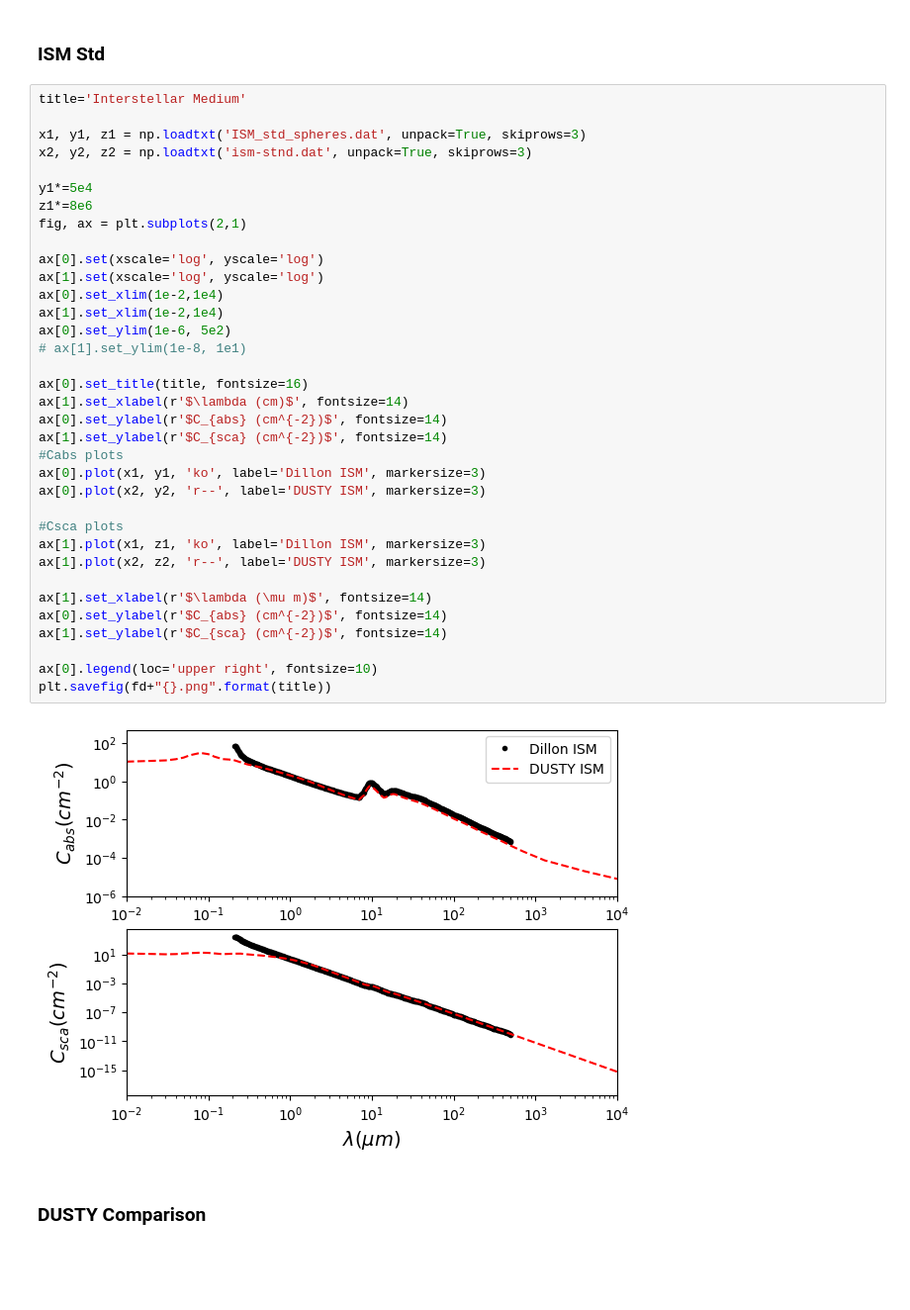
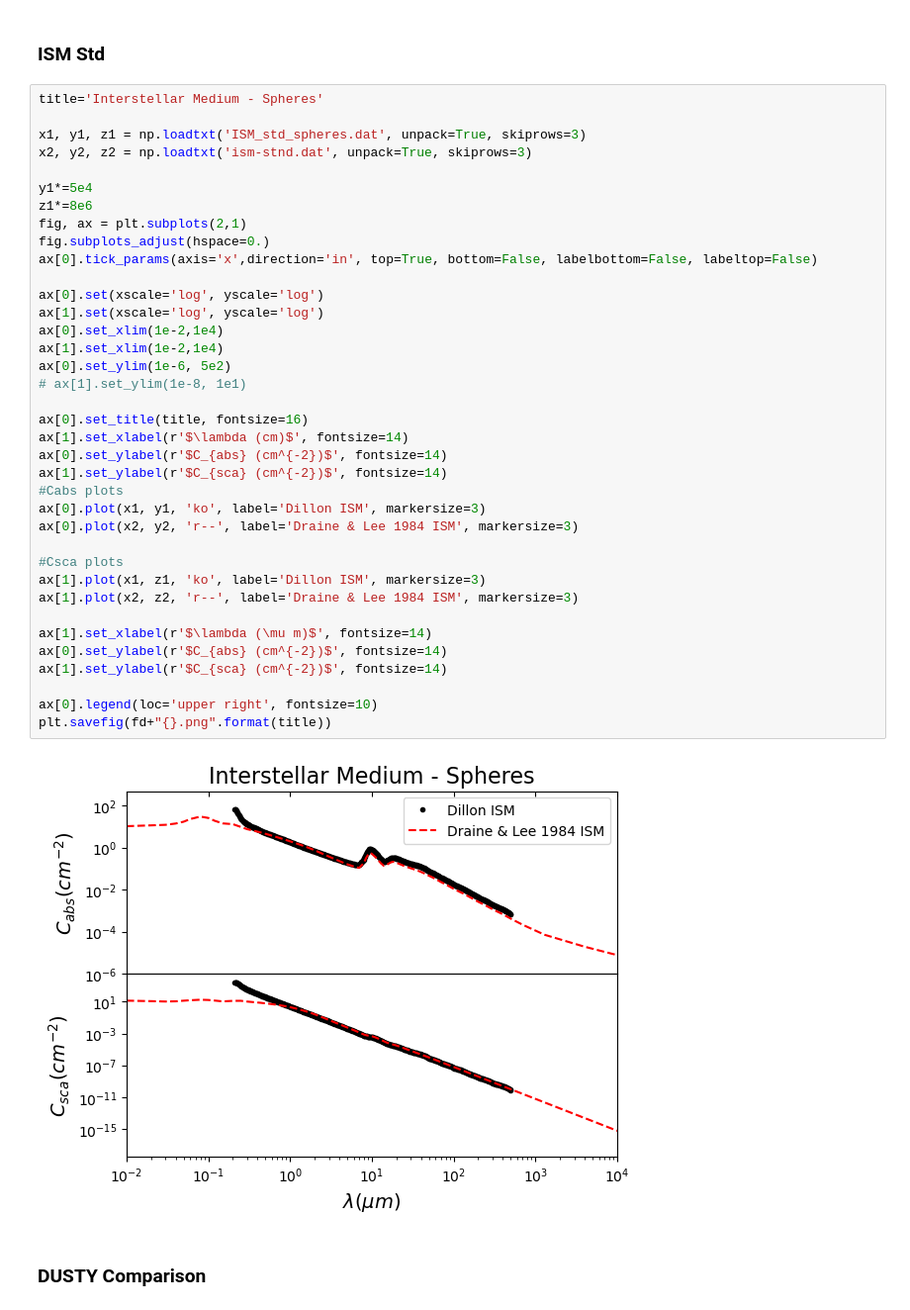
Before and after one commit to astroseandillon/Sean-Dusty, a Jupyter notebook: plot factory.ipynb, the cells around one changed output. Shown at 99% size. Saved outputs shown, nothing was run; the diff lists cells and outputs as text; blank space fills up the shorter version.

```diff
--- a/plot factory.ipynb
+++ b/plot factory.ipynb
@@ -249,42 +250,44 @@ plt.savefig(fd+"beta-SiC.png")
 # %% [markdown]
 ### ISM Std
 # %%
-title='Interstellar Medium'
+title='Interstellar Medium - Spheres'
 
 x1, y1, z1 = np.loadtxt('ISM_std_spheres.dat', unpack=True, skiprows=3)
 x2, y2, z2 = np.loadtxt('ism-stnd.dat', unpack=True, skiprows=3)
 
 y1*=5e4
 z1*=8e6
 fig, ax = plt.subplots(2,1)
+fig.subplots_adjust(hspace=0.)
+ax[0].tick_params(axis='x',direction='in', top=True, bottom=False, labelbottom=False, labeltop=False)
 
 ax[0].set(xscale='log', yscale='log')
 ax[1].set(xscale='log', yscale='log')
 ax[0].set_xlim(1e-2,1e4)
 ax[1].set_xlim(1e-2,1e4)
 ax[0].set_ylim(1e-6, 5e2)
 # ax[1].set_ylim(1e-8, 1e1)
 
 ax[0].set_title(title, fontsize=16)
 ax[1].set_xlabel(r'$\lambda (cm)$', fontsize=14)
 ax[0].set_ylabel(r'$C_{abs} (cm^{-2})$', fontsize=14)
 ax[1].set_ylabel(r'$C_{sca} (cm^{-2})$', fontsize=14)
 #Cabs plots
 ax[0].plot(x1, y1, 'ko', label='Dillon ISM', markersize=3)
-ax[0].plot(x2, y2, 'r--', label='DUSTY ISM', markersize=3)
+ax[0].plot(x2, y2, 'r--', label='Draine & Lee 1984 ISM', markersize=3)
 
 #Csca plots
 ax[1].plot(x1, z1, 'ko', label='Dillon ISM', markersize=3)
-ax[1].plot(x2, z2, 'r--', label='DUSTY ISM', markersize=3)
+ax[1].plot(x2, z2, 'r--', label='Draine & Lee 1984 ISM', markersize=3)
 
 ax[1].set_xlabel(r'$\lambda (\mu m)$', fontsize=14)
 ax[0].set_ylabel(r'$C_{abs} (cm^{-2})$', fontsize=14)
 ax[1].set_ylabel(r'$C_{sca} (cm^{-2})$', fontsize=14)
 
 ax[0].legend(loc='upper right', fontsize=10)
 plt.savefig(fd+"{}.png".format(title))
 # %% [output]
-[figure, old version]
+[figure, new version]
 # %% [markdown]
 ### DUSTY Comparison
 # %%
```
Also changed, not shown: parts of 4 cells of this notebook, 8 other files.
